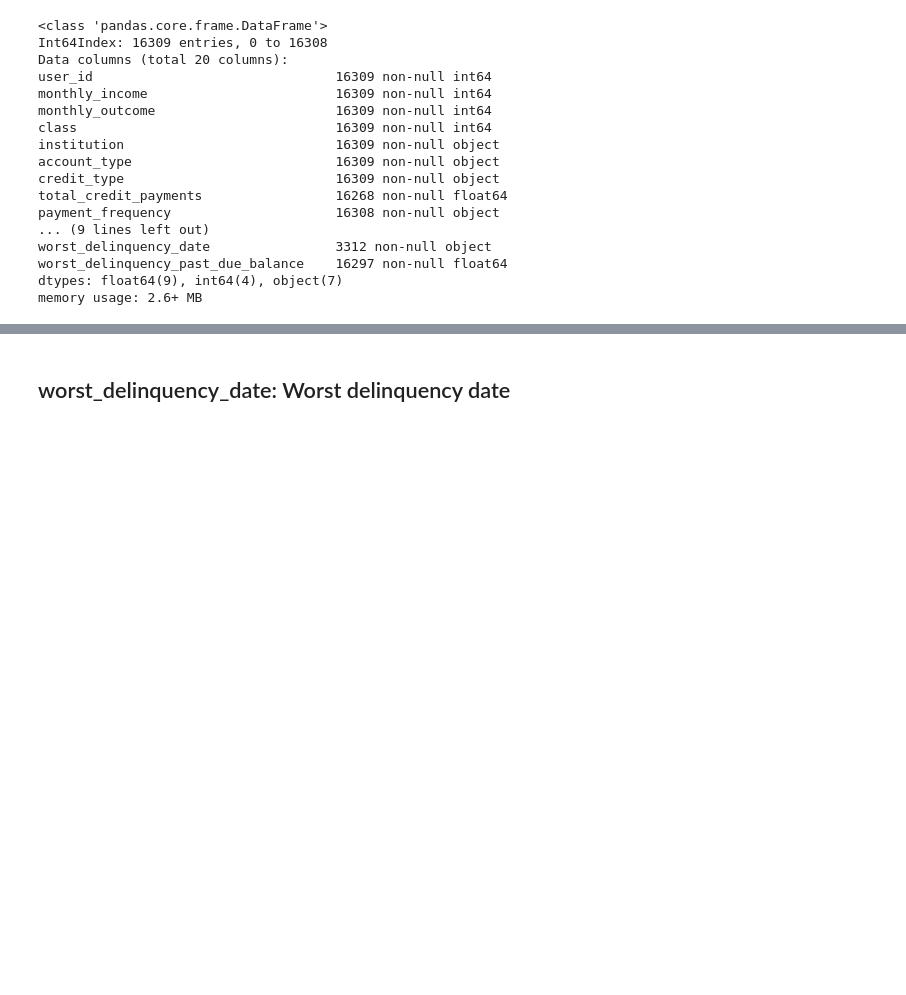
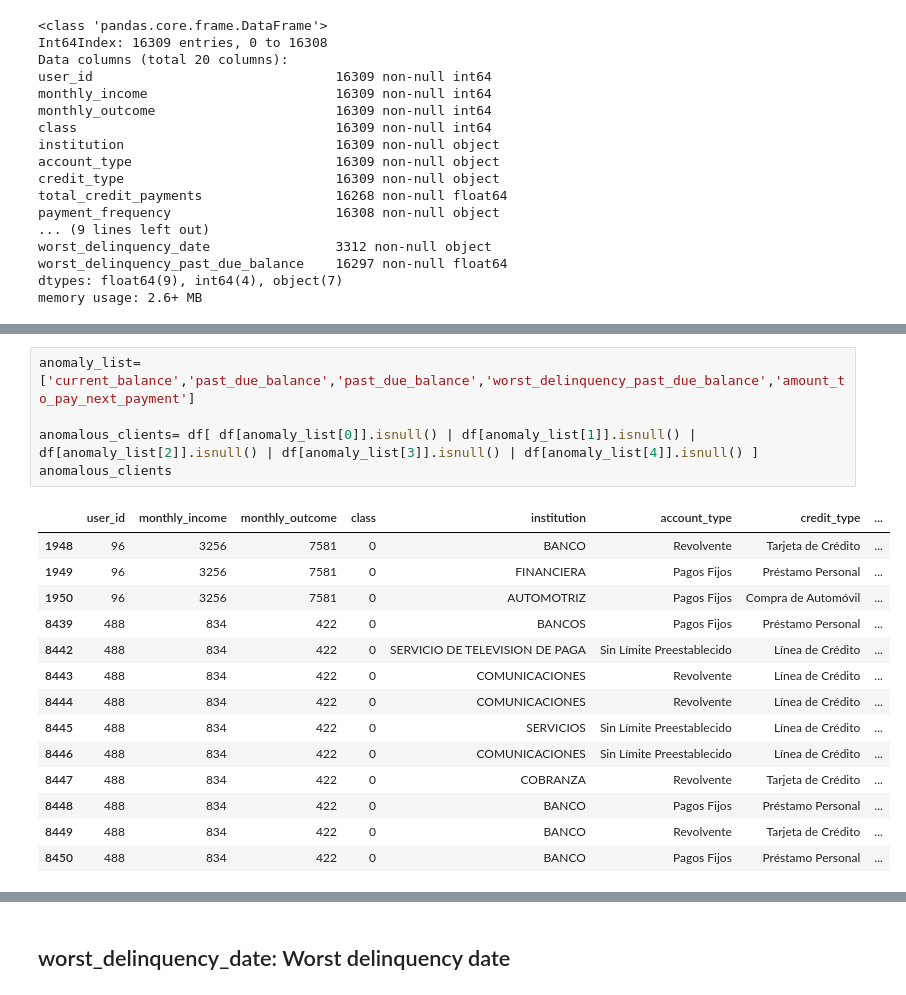
Before and after one commit to reneang17/fintech-demo, a Jupyter notebook: data-understanding.ipynb, the cells around one changed output, grey strips where cells are left out. Drawn from its saved outputs; the diff is of its cells as text; blank space fills up the shorter version.

```diff
--- a/data-understanding.ipynb
+++ b/data-understanding.ipynb
@@ -72,0 +82,20 @@ memory usage: 2.6+ MB
+# %%
+anomaly_list=['current_balance','past_due_balance','past_due_balance','worst_delinquency_past_due_balance','amount_to_pay_next_payment']
+
+anomalous_clients= df[ df[anomaly_list[0]].isnull() | df[anomaly_list[1]].isnull() | df[anomaly_list[2]].isnull() | df[anomaly_list[3]].isnull() | df[anomaly_list[4]].isnull() ]
+anomalous_clients
+# %% [output]
+|  | user_id | monthly_income | monthly_outcome | class | institution | account_type | credit_type | ... |
+| 1948 | 96 | 3256 | 7581 | 0 | BANCO | Revolvente | Tarjeta de Crédito | ... |
+| 1949 | 96 | 3256 | 7581 | 0 | FINANCIERA | Pagos Fijos | Préstamo Personal | ... |
+| 1950 | 96 | 3256 | 7581 | 0 | AUTOMOTRIZ | Pagos Fijos | Compra de Automóvil | ... |
+| 8439 | 488 | 834 | 422 | 0 | BANCOS | Pagos Fijos | Préstamo Personal | ... |
+| 8442 | 488 | 834 | 422 | 0 | SERVICIO DE TELEVISION DE PAGA | Sin Límite Preestablecido | Línea de Crédito | ... |
+| 8443 | 488 | 834 | 422 | 0 | COMUNICACIONES | Revolvente | Línea de Crédito | ... |
+| 8444 | 488 | 834 | 422 | 0 | COMUNICACIONES | Revolvente | Línea de Crédito | ... |
+| 8445 | 488 | 834 | 422 | 0 | SERVICIOS | Sin Límite Preestablecido | Línea de Crédito | ... |
+| 8446 | 488 | 834 | 422 | 0 | COMUNICACIONES | Sin Límite Preestablecido | Línea de Crédito | ... |
+| 8447 | 488 | 834 | 422 | 0 | COBRANZA | Revolvente | Tarjeta de Crédito | ... |
+| 8448 | 488 | 834 | 422 | 0 | BANCO | Pagos Fijos | Préstamo Personal | ... |
+| 8449 | 488 | 834 | 422 | 0 | BANCO | Revolvente | Tarjeta de Crédito | ... |
+| 8450 | 488 | 834 | 422 | 0 | BANCO | Pagos Fijos | Préstamo Personal | ... |
```
Also changed, not shown: parts of 26 cells of this notebook.
